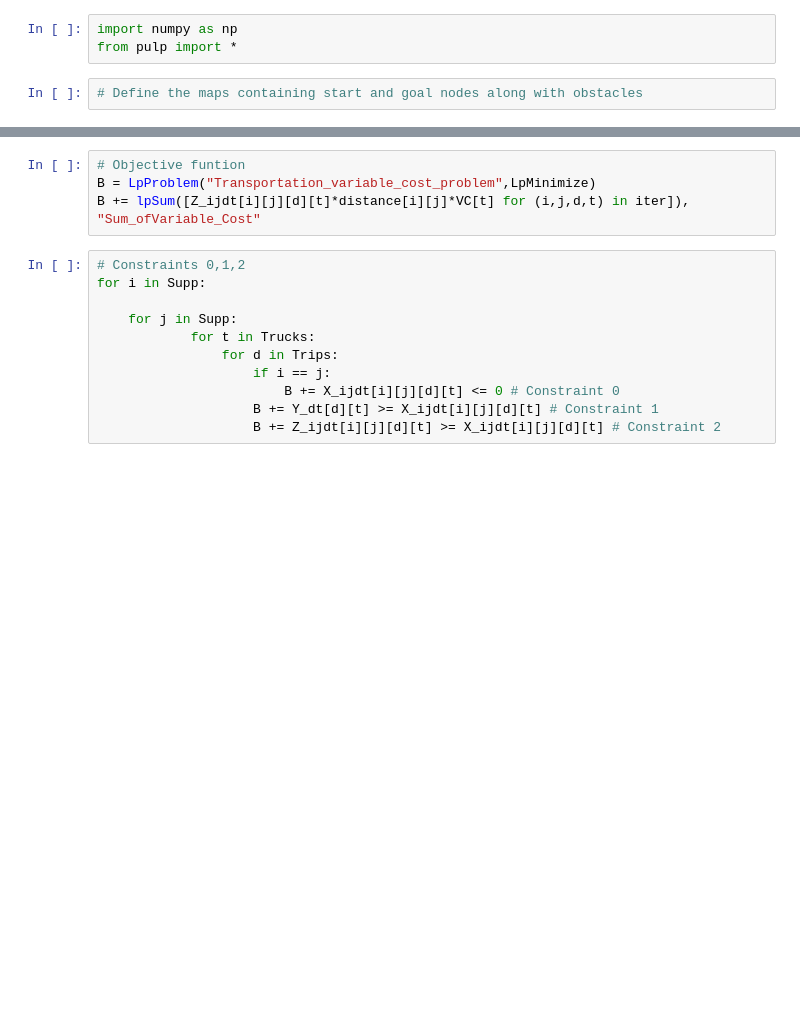
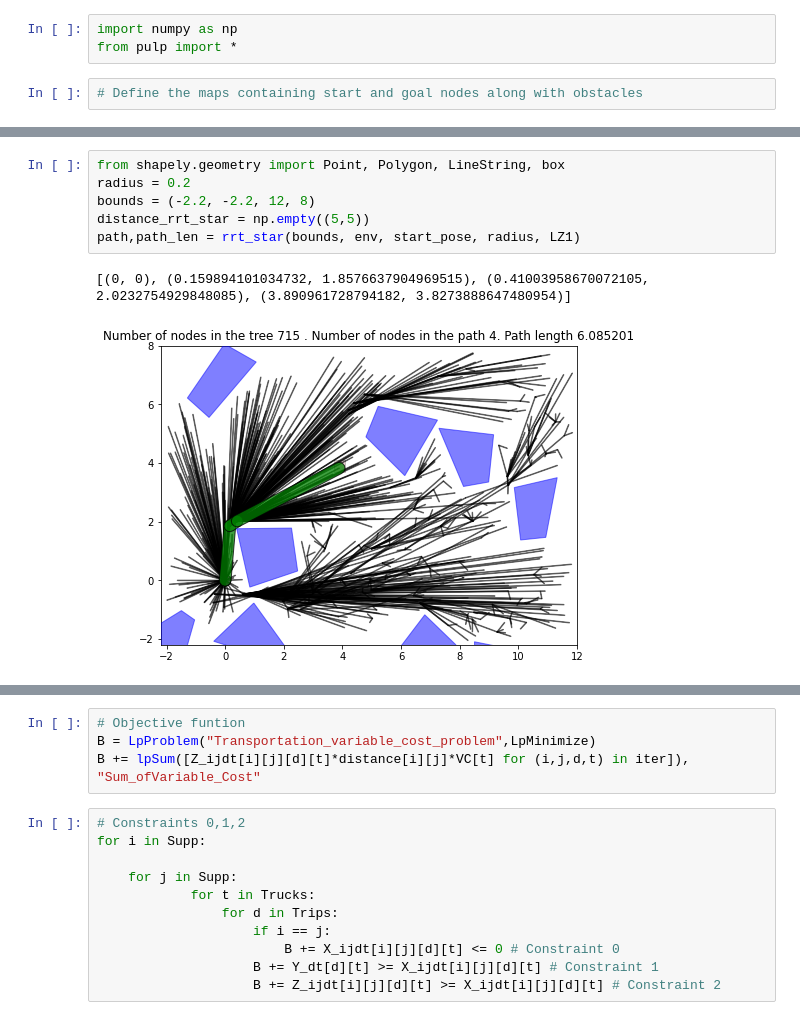
Before and after one commit to trstuart08/PADM_Project, a Jupyter notebook: PADM Project.ipynb, the cells around one changed output, grey strips where cells are left out. Cells and saved outputs as stored; diff of their text form; blank space fills up the shorter version.

Commit message:
Working RRT star

```diff
--- a/PADM Project.ipynb
+++ b/PADM Project.ipynb
@@ -239,0 +454,9 @@ truck_property = [(14.5,37), (7.6,37), (7.6,37)] # (weight, volume)
+# %%
+from shapely.geometry import Point, Polygon, LineString, box
+radius = 0.2
+bounds = (-2.2, -2.2, 12, 8)
+distance_rrt_star = np.empty((5,5))
+path,path_len = rrt_star(bounds, env, start_pose, radius, LZ1)
+# %% [output]
+[(0, 0), (0.159894101034732, 1.8576637904969515), (0.41003958670072105, 2.0232754929848085), (3.890961728794182, 3.8273888647480954)]
+[figure, added]
```
Also changed, not shown: parts of 11 cells of this notebook, 4 other files.
